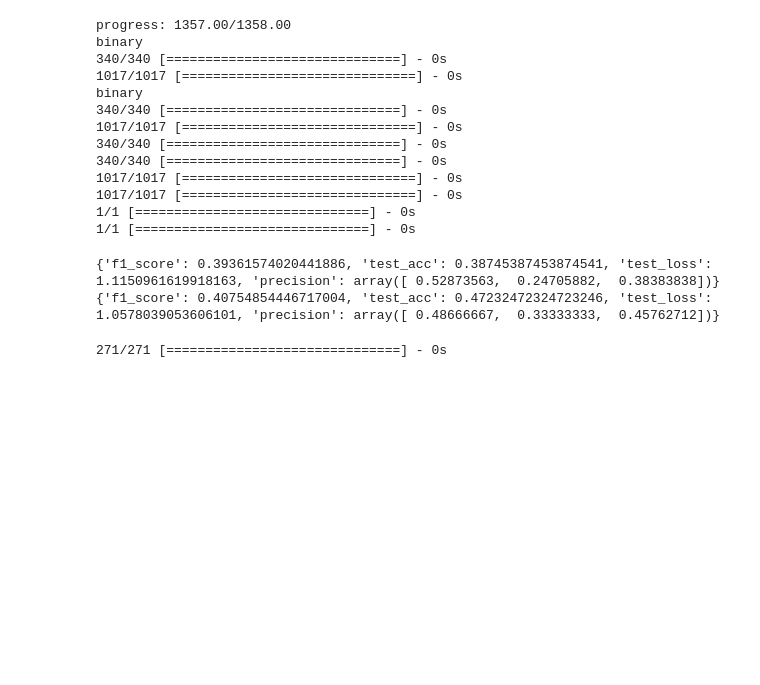
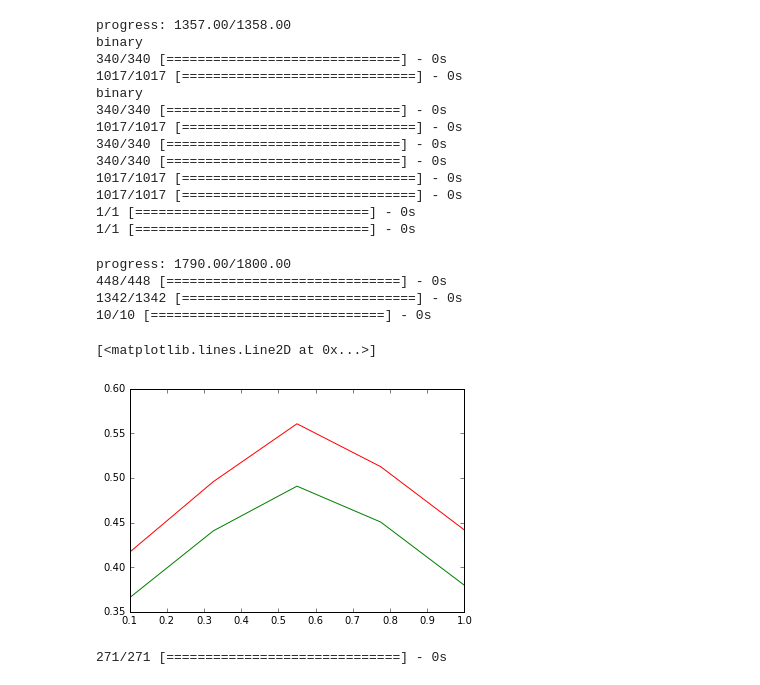
Before and after one commit to yat011/football_prediction, a Jupyter notebook: main-b3(feature selection)_ordinal.ipynb, the cells around one changed output. Drawn from its saved outputs; the diff is of its cells as text; code cells hidden in the pictures; blank space fills up the shorter version.

```diff
--- a/main-b3(feature selection)_ordinal.ipynb
+++ b/main-b3(feature selection)_ordinal.ipynb
@@ -1196,6 +1278,15 @@ def learning_curve( X, y , cv = 5, traing_sizes = np.linspace(0.1,1.0,5), ModelC
         train_loss_total.append(train_loss)
         f1_score_total.append(f1_score)
     return np.array(train_loss_total),np.array(test_loss_total),np.array(f1_score_total)
+# %%
+def rolling_learning_curve( X, y ,  traing_sizes = np.linspace(0.1,1.0,5), ModelClass =Model):
+    results=[]
+    sizes= np.floor(X.shape[0] * traing_sizes)
+    for sub in sizes:
+        X_sub = X[0:sub]
+        y_sub = y[0:sub]
+        results.append(RollingOriginCrossValidate(g_best_size,X_sub,y_sub,ModelClass=ModelClass))
+    return results
 # %%
 g_best_size = [10,5]
 g_best_dropout = 0
@@ -1834,12 +1915,23 @@ binary
 1017/1017 [==============================] - 0s
 1/1 [==============================] - 0s
 1/1 [==============================] - 0s
-# %%
-print(result)
-print(result_1)
-# %% [output]
-{'f1_score': 0.39361574020441886, 'test_acc': 0.38745387453874541, 'test_loss': 1.1150961619918163, 'precision': array([ 0.52873563,  0.24705882,  0.38383838])}
-{'f1_score': 0.40754854446717004, 'test_acc': 0.47232472324723246, 'test_loss': 1.0578039053606101, 'precision': array([ 0.48666667,  0.33333333,  0.45762712])}
+# %%
+results = rolling_learning_curve(g_X,g_y)
+# %% [output]
+progress: 1790.00/1800.00
+448/448 [==============================] - 0s
+1342/1342 [==============================] - 0s
+10/10 [==============================] - 0s
+# %%
+f1 = [r['f1_score'] for r in results]
+acc = [r['test_acc'] for r in results]
+plt.figure()
+x_axis=np.linspace(0.1,1.0,5)
+plt.plot(x_axis,f1,c='g')
+plt.plot(x_axis,acc,c='r')
+# %% [output]
+[<matplotlib.lines.Line2D at 0x...>]
+[figure, added]
 # %%
 y_pred = g_model.predict_proba(g_X_test)
 # %% [output]
```
Also changed, not shown: parts of 29 cells of this notebook, 4 other files.
